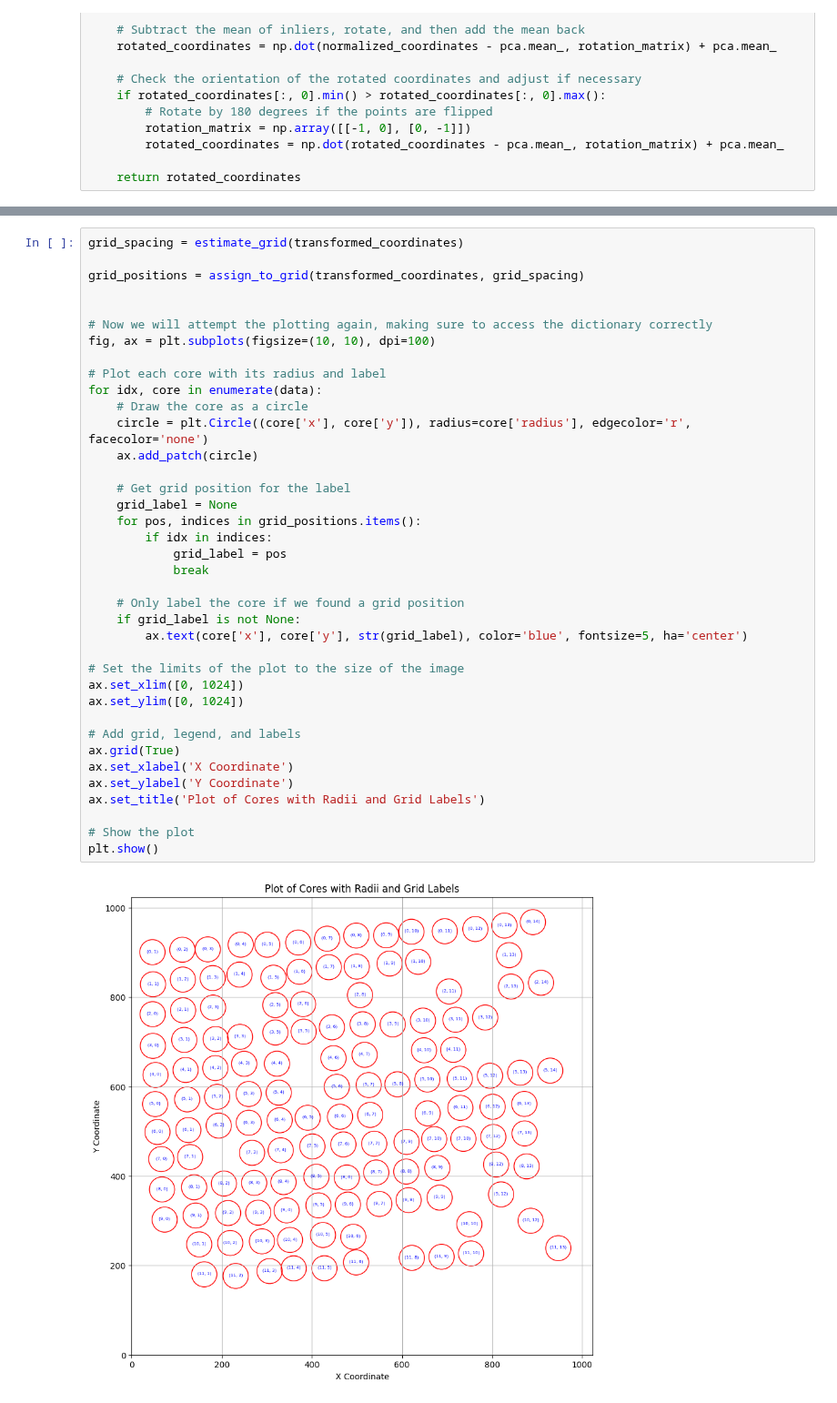
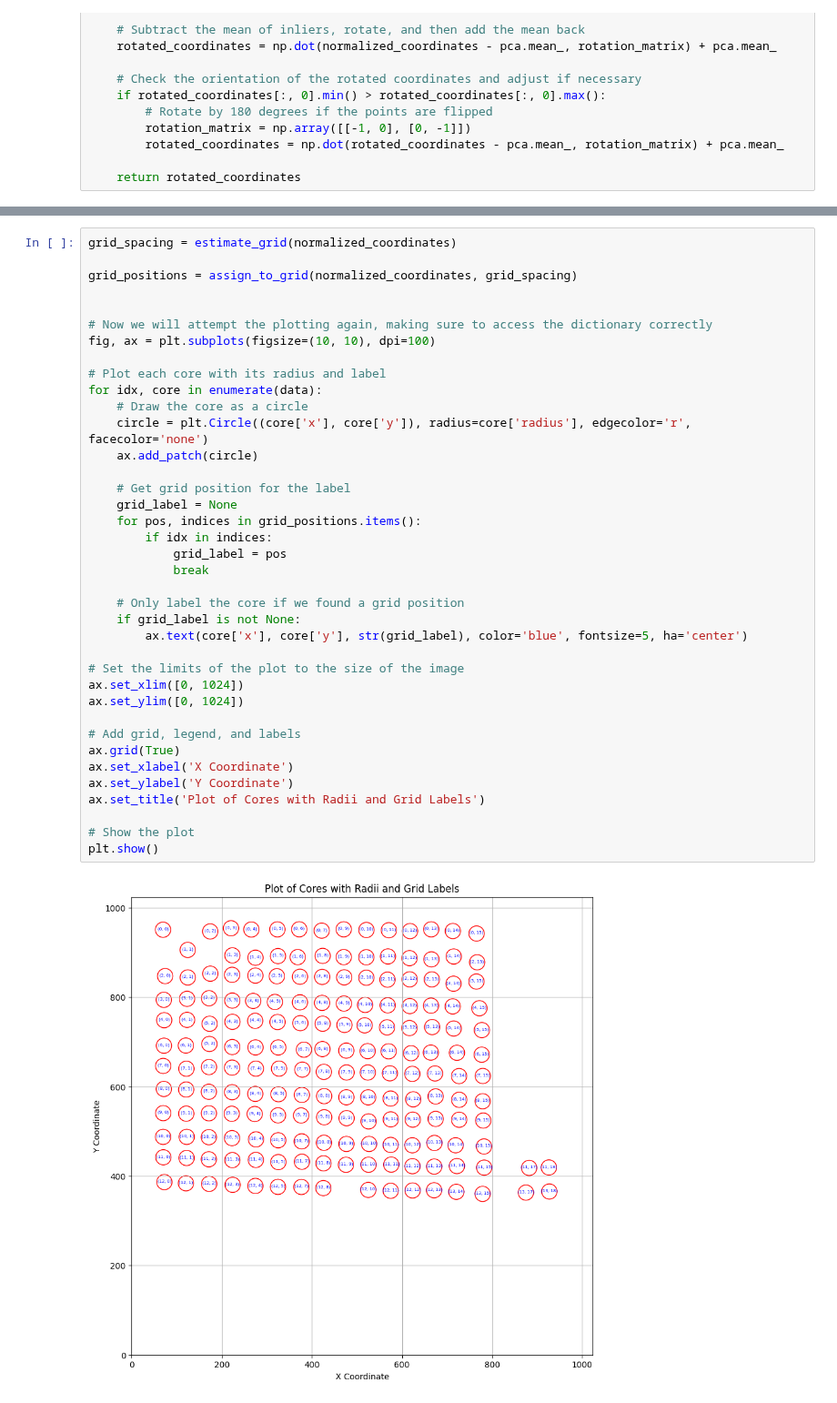
Before and after one commit to aaronge-2020/Microarray-Dearraying, a Jupyter notebook: grid_dearraying.ipynb, the cells around one changed output, grey strips where cells are left out. Shown at 91% size. Cells and saved outputs as stored; diff of their text form.

```diff
--- a/grid_dearraying.ipynb
+++ b/grid_dearraying.ipynb
@@ -191,7 +189,7 @@ plt.show()
 # %%
-grid_spacing = estimate_grid(transformed_coordinates)
+grid_spacing = estimate_grid(normalized_coordinates)
 
-grid_positions = assign_to_grid(transformed_coordinates, grid_spacing)
+grid_positions = assign_to_grid(normalized_coordinates, grid_spacing)
 
 
 # Now we will attempt the plotting again, making sure to access the dictionary correctly
@@ -200,31 +198,31 @@ fig, ax = plt.subplots(figsize=(10, 10), dpi=100)
 # Plot each core with its radius and label
 for idx, core in enumerate(data):
     # Draw the core as a circle
     circle = plt.Circle((core['x'], core['y']), radius=core['radius'], edgecolor='r', facecolor='none')
     ax.add_patch(circle)
 
     # Get grid position for the label
     grid_label = None
     for pos, indices in grid_positions.items():
         if idx in indices:
             grid_label = pos
             break
 
     # Only label the core if we found a grid position
     if grid_label is not None:
         ax.text(core['x'], core['y'], str(grid_label), color='blue', fontsize=5, ha='center')
 
 # Set the limits of the plot to the size of the image
 ax.set_xlim([0, 1024])
 ax.set_ylim([0, 1024])
 
 # Add grid, legend, and labels
 ax.grid(True)
 ax.set_xlabel('X Coordinate')
 ax.set_ylabel('Y Coordinate')
 ax.set_title('Plot of Cores with Radii and Grid Labels')
 
 # Show the plot
 plt.show()
 # %% [output]
-[figure, old version]
+[figure, new version]
```
Also changed, not shown: parts of 1 cell of this notebook, 1 other file.
